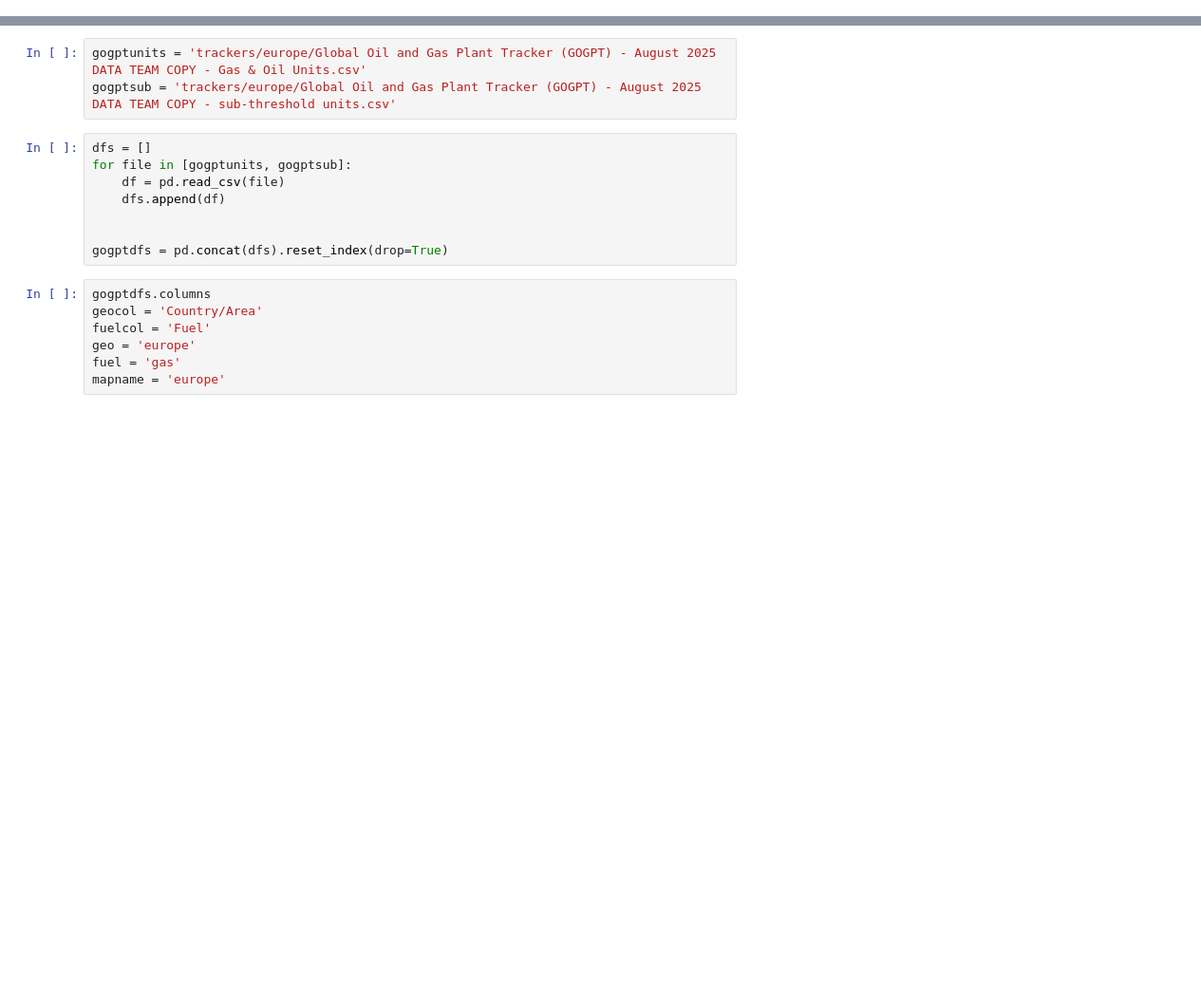
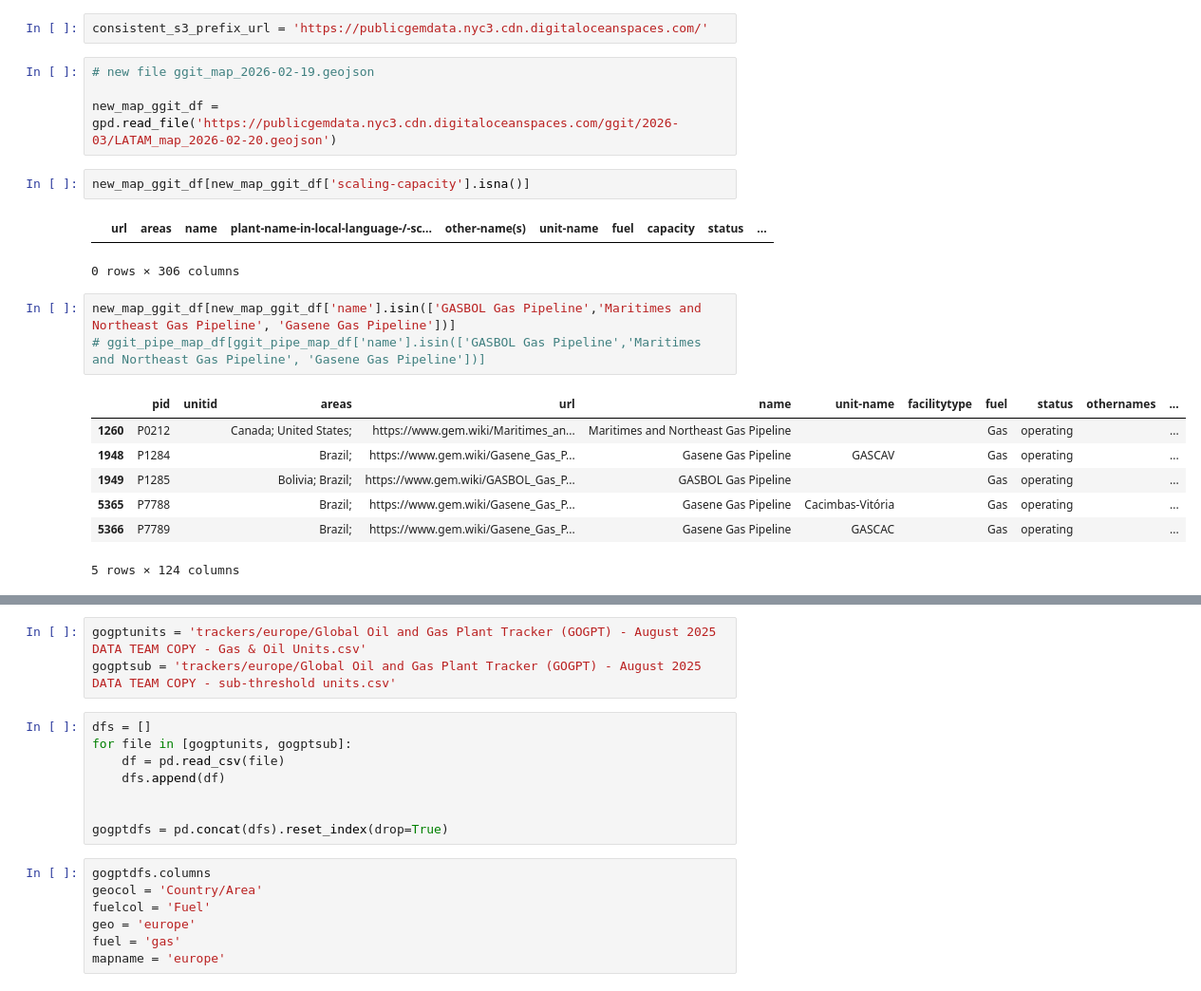
Before and after one commit to GlobalEnergyMonitor/preview-maps, a Jupyter notebook: _scripting/testing.ipynb, the cells around one changed output, grey strips where cells are left out. Shown at 95% size. Drawn from its saved outputs; the diff is of its cells as text; blank space fills up the shorter version.

```diff
--- a/_scripting/testing.ipynb
+++ b/_scripting/testing.ipynb
@@ -24,0 +27,22 @@ today_date = datetime.today()
+# %%
+consistent_s3_prefix_url = 'https://publicgemdata.nyc3.cdn.digitaloceanspaces.com/'
+# %%
+# new file ggit_map_2026-02-19.geojson
+
+new_map_ggit_df = gpd.read_file('https://publicgemdata.nyc3.cdn.digitaloceanspaces.com/ggit/2026-03/LATAM_map_2026-02-20.geojson')
+# %%
+new_map_ggit_df[new_map_ggit_df['scaling-capacity'].isna()]
+# %% [output]
+|  | url | areas | name | plant-name-in-local-language-/-sc... | other-name(s) | unit-name | fuel | capacity | status | ... |
+0 rows × 306 columns
+# %%
+new_map_ggit_df[new_map_ggit_df['name'].isin(['GASBOL Gas Pipeline','Maritimes and Northeast Gas Pipeline', 'Gasene Gas Pipeline'])]
+# ggit_pipe_map_df[ggit_pipe_map_df['name'].isin(['GASBOL Gas Pipeline','Maritimes and Northeast Gas Pipeline', 'Gasene Gas Pipeline'])]
+# %% [output]
+|  | pid | unitid | areas | url | name | unit-name | facilitytype | fuel | status | othernames | ... |
+| 1260 | P0212 |  | Canada; United States; | https://www.gem.wiki/Maritimes_an... | Maritimes and Northeast Gas Pipeline |  |  | Gas | operating |  | ... |
+| 1948 | P1284 |  | Brazil; | https://www.gem.wiki/Gasene_Gas_P... | Gasene Gas Pipeline | GASCAV |  | Gas | operating |  | ... |
+| 1949 | P1285 |  | Bolivia; Brazil; | https://www.gem.wiki/GASBOL_Gas_P... | GASBOL Gas Pipeline |  |  | Gas | operating |  | ... |
+| 5365 | P7788 |  | Brazil; | https://www.gem.wiki/Gasene_Gas_P... | Gasene Gas Pipeline | Cacimbas-Vitória |  | Gas | operating |  | ... |
+| 5366 | P7789 |  | Brazil; | https://www.gem.wiki/Gasene_Gas_P... | Gasene Gas Pipeline | GASCAC |  | Gas | operating |  | ... |
+5 rows × 124 columns
```
Also changed, not shown: parts of 21 cells of this notebook, 10 other files.
